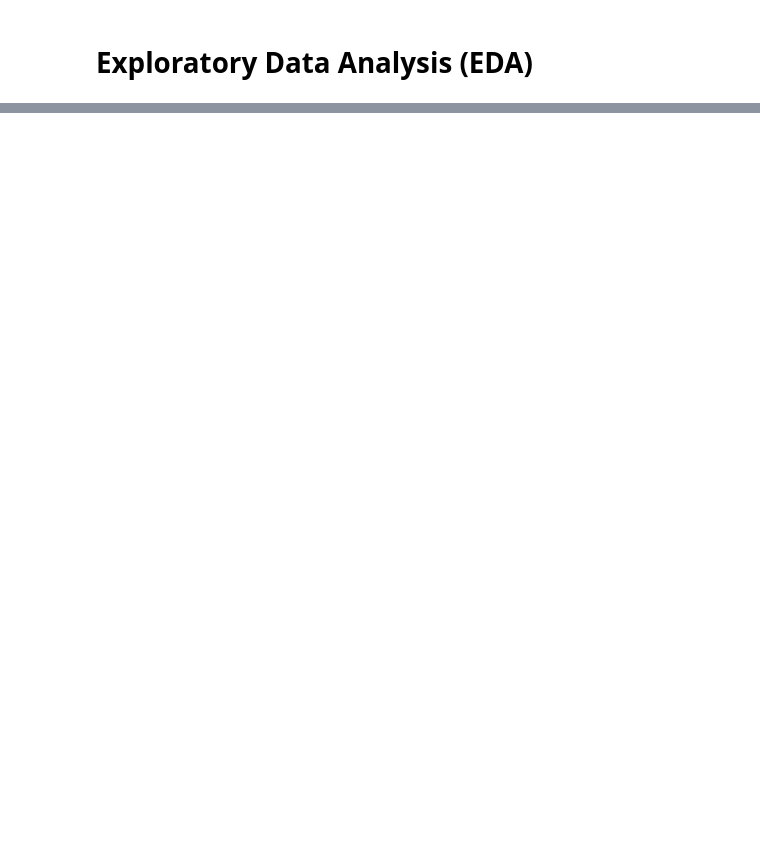
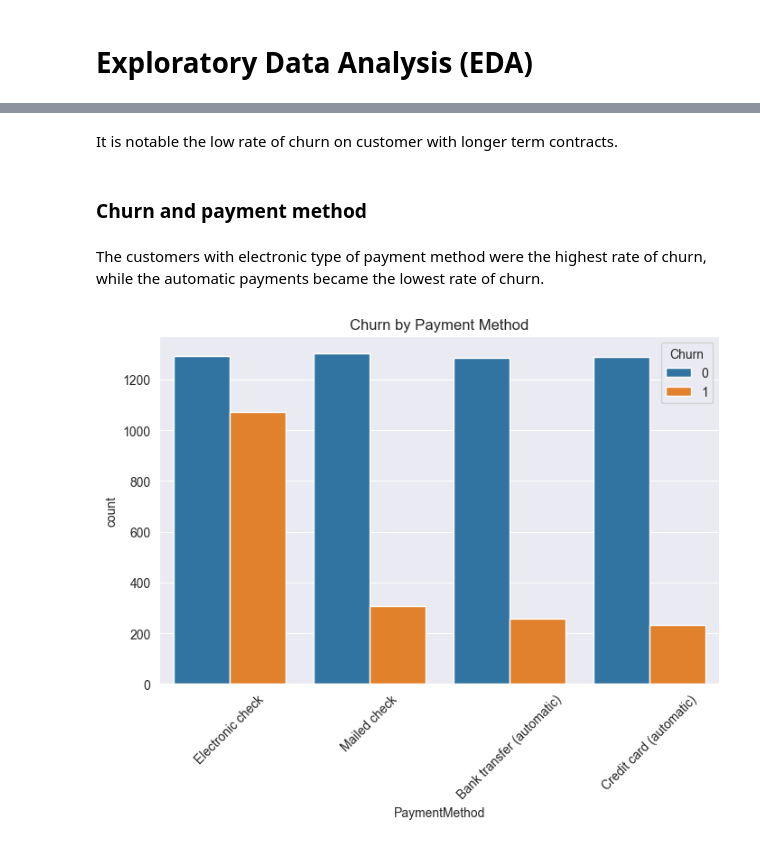
Before and after one commit to Lucasqrz1/Customer_Churn_Analysis, a Jupyter notebook: data/raw/Cust_Churn_Analysis.ipynb, the cells around one changed output, grey strips where cells are left out. Drawn from its saved outputs; the diff is of its cells as text; code cells hidden in the pictures; blank space fills up the shorter version.

```diff
--- a/data/raw/Cust_Churn_Analysis.ipynb
+++ b/data/raw/Cust_Churn_Analysis.ipynb
@@ -171,0 +135,13 @@ for name, model in models.items():
+# %% [markdown]
+It is notable the low rate of churn on customer with longer term contracts.
+# %% [markdown]
+### Churn and payment method
+# %% [markdown]
+The customers with electronic type of payment method were the highest rate of churn, while the automatic payments became the lowest rate of churn.
+# %%
+sns.countplot(x="PaymentMethod", hue="Churn", data=df)
+plt.title("Churn by Payment Method")
+plt.xticks(rotation=45)
+plt.show()
+# %% [output]
+[figure, added]
```
Also changed, not shown: parts of 26 cells of this notebook.
